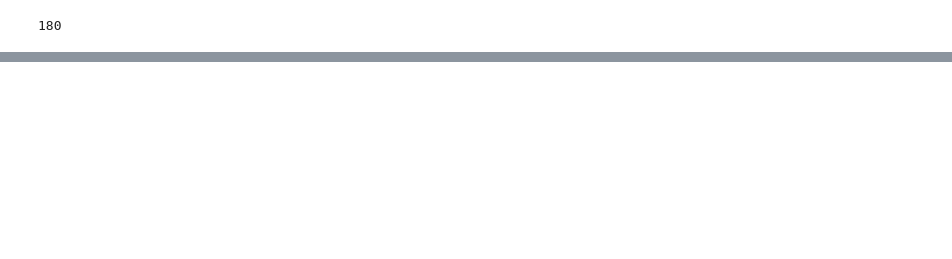
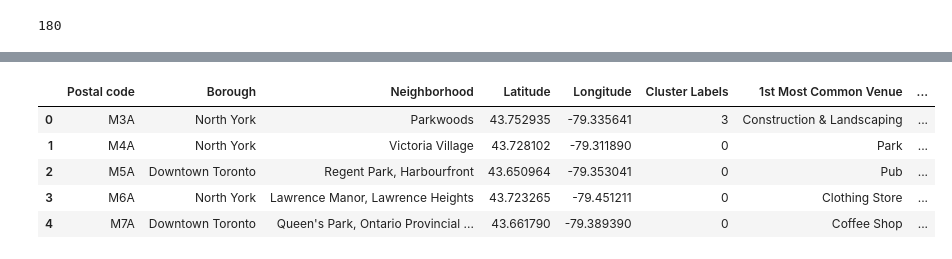
Before and after one commit to rfim/IBM-Capstone-Project, a Jupyter notebook: 3. Web Scrapping Wikipedia data + Geocoder.ipynb, the cells around one changed output, grey strips where cells are left out. Drawn from its saved outputs; the diff is of its cells as text; code cells hidden in the pictures; blank space fills up the shorter version.

```diff
--- a/3. Web Scrapping Wikipedia data + Geocoder.ipynb
+++ b/3. Web Scrapping Wikipedia data + Geocoder.ipynb
@@ -131,0 +179,6 @@ NameError: name 'df' is not defined
+# %%
+def return_most_common_venues(row, num_top_venues):
+    row_categories = row.iloc[1:]
+    row_categories_sorted = row_categories.sort_values(ascending=False)
+
+    return row_categories_sorted.index.values[0:num_top_venues]
@@ -131,0 +263,18 @@ NameError: name 'df' is not defined
+# %%
+kclusters = 7
+kmeans = KMeans(n_clusters=kclusters, max_iter=1000).fit(toronto_grouped_clustering)
+toronto_grouped_clustering["clusters"] = kmeans.labels_
+neighborhoods_venues_sorted.insert(0, 'Cluster Labels', kmeans.labels_)
+# %%
+toronto_merged = df
+toronto_merged = toronto_merged.join(neighborhoods_venues_sorted.set_index('Neighborhood'), on='Neighborhood')
+toronto_merged.dropna(inplace = True)
+toronto_merged['Cluster Labels'] = toronto_merged['Cluster Labels'].astype(int)
+toronto_merged.head()
+# %% [output]
+|  | Postal code | Borough | Neighborhood | Latitude | Longitude | Cluster Labels | 1st Most Common Venue | ... |
+| 0 | M3A | North York | Parkwoods | 43.752935 | -79.335641 | 3 | Construction & Landscaping | ... |
+| 1 | M4A | North York | Victoria Village | 43.728102 | -79.311890 | 0 | Park | ... |
+| 2 | M5A | Downtown Toronto | Regent Park, Harbourfront | 43.650964 | -79.353041 | 0 | Pub | ... |
+| 3 | M6A | North York | Lawrence Manor, Lawrence Heights | 43.723265 | -79.451211 | 0 | Clothing Store | ... |
+| 4 | M7A | Downtown Toronto | Queen's Park, Ontario Provincial ... | 43.661790 | -79.389390 | 0 | Coffee Shop | ... |
```
Also changed, not shown: parts of 11 cells of this notebook, 9 other files.
